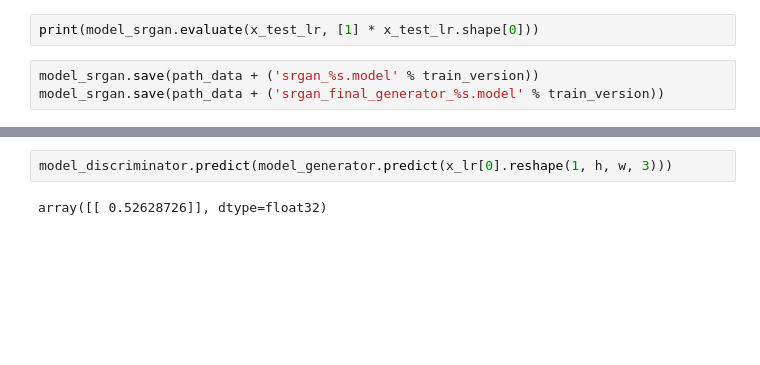
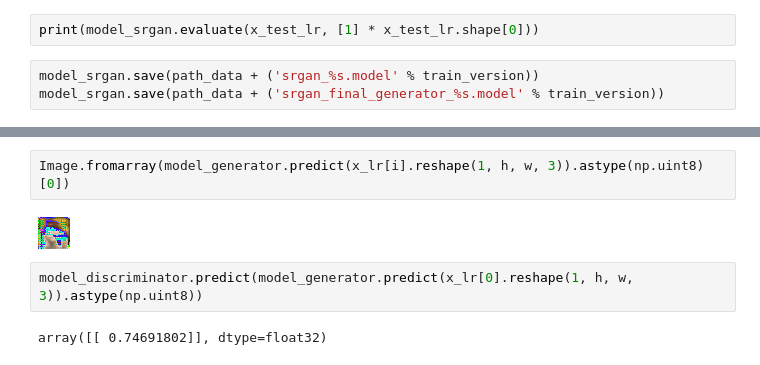
Before and after one commit to several27/COMP6208-AutoEncoder, a Jupyter notebook: several27/SRGAN.ipynb, the cells around one changed output, grey strips where cells are left out. Drawn from its saved outputs; the diff is of its cells as text; blank space fills up the shorter version.

```diff
--- a/several27/SRGAN.ipynb
+++ b/several27/SRGAN.ipynb
@@ -666,4 +670,8 @@ for x, x_lr, type_ in [(x_train, x_train_lr, 'train'), (x_test, x_test_lr, 'test
+# %%
+Image.fromarray(model_generator.predict(x_lr[i].reshape(1, h, w, 3)).astype(np.uint8)[0])
+# %% [output]
+[figure, added]
 # %%
-model_discriminator.predict(model_generator.predict(x_lr[0].reshape(1, h, w, 3)))
+model_discriminator.predict(model_generator.predict(x_lr[0].reshape(1, h, w, 3)).astype(np.uint8))
 # %% [output]
-array([[ 0.52628726]], dtype=float32)
+array([[ 0.74691802]], dtype=float32)
```
Also changed, not shown: parts of 7 cells of this notebook.
